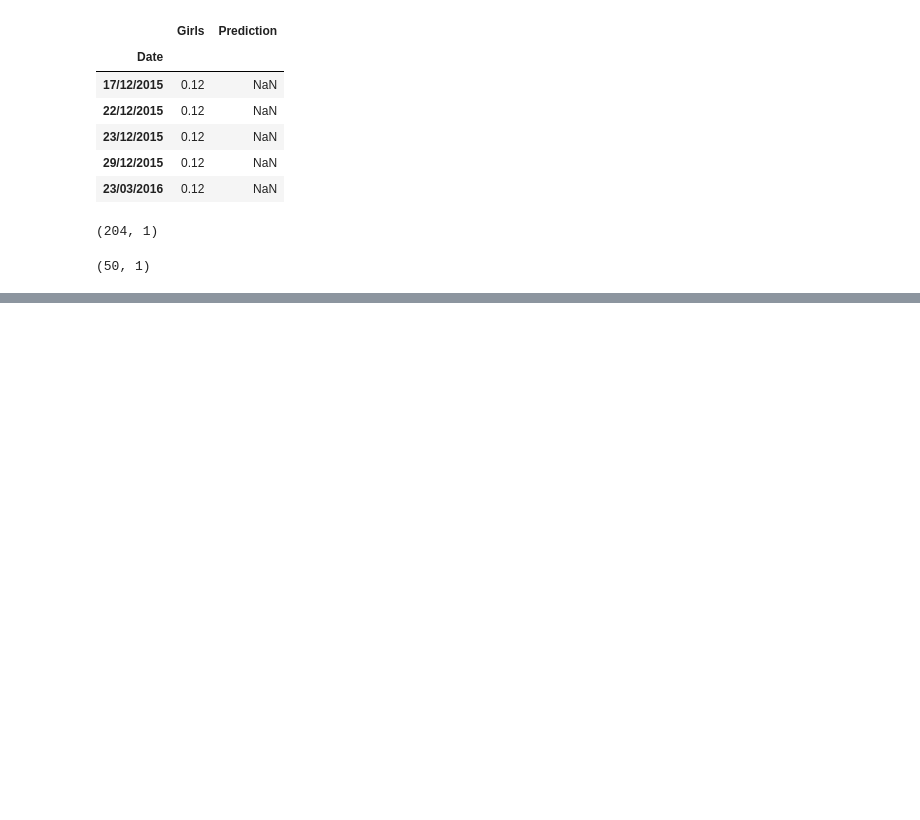
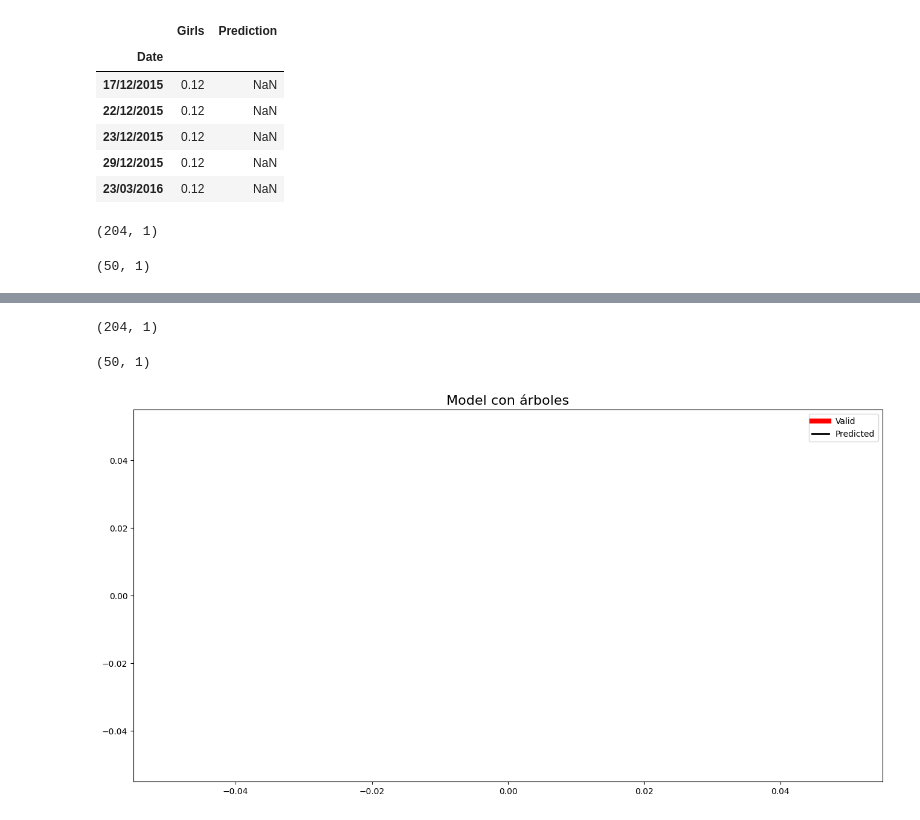
Before and after one commit to Soyluisflores/Clase5, a Jupyter notebook: Proyecto_2.ipynb, the cells around one changed output, grey strips where cells are left out. Cells and saved outputs as stored; diff of their text form; code cells hidden in the pictures; blank space fills up the shorter version.

```diff
--- a/Proyecto_2.ipynb
+++ b/Proyecto_2.ipynb
@@ -490,0 +534,5 @@ x_future.shape
+# %%
+#Imprimimos
+X.shape
+# %% [output]
+(204, 1)
@@ -490,0 +556,6 @@ x_future.shape
+# %%
+# Realimos la conversión e imprimimos la información sobre la cantidad de datos que contiene en términos de filas y columnas.
+x_future = np.array(x_future)
+x_future.shape
+# %% [output]
+(50, 1)
@@ -490,0 +576,9 @@ x_future.shape
+# %%
+plt.figure(figsize=(16,8))
+plt.title("Model con árboles",fontsize=16)
+plt.plot(valid['Girls'],'-r',lw=6)
+plt.plot(valid['Predictions'],'-k',lw=2)
+plt.legend([ "Valid", 'Predicted'])
+plt.show()
+# %% [output]
+[figure, added]
```
Also changed, not shown: parts of 11 cells of this notebook.
